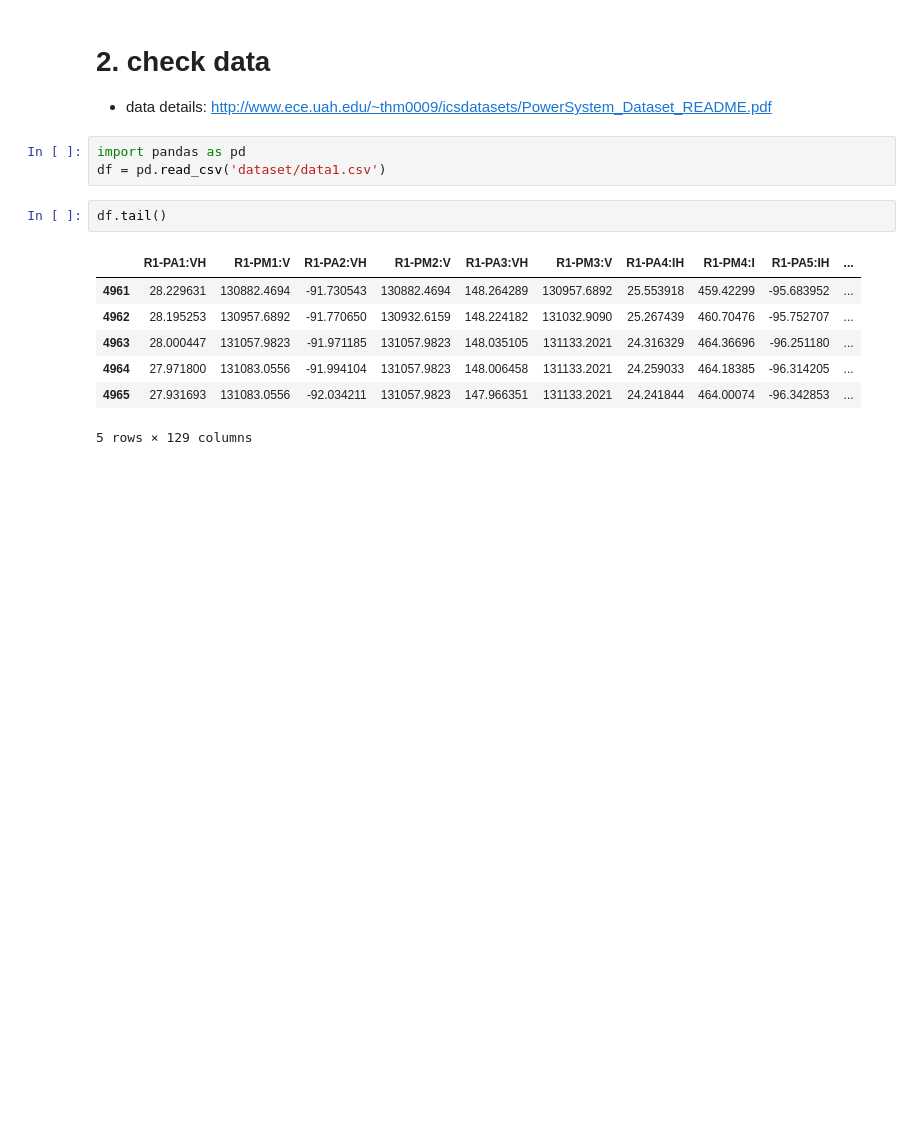
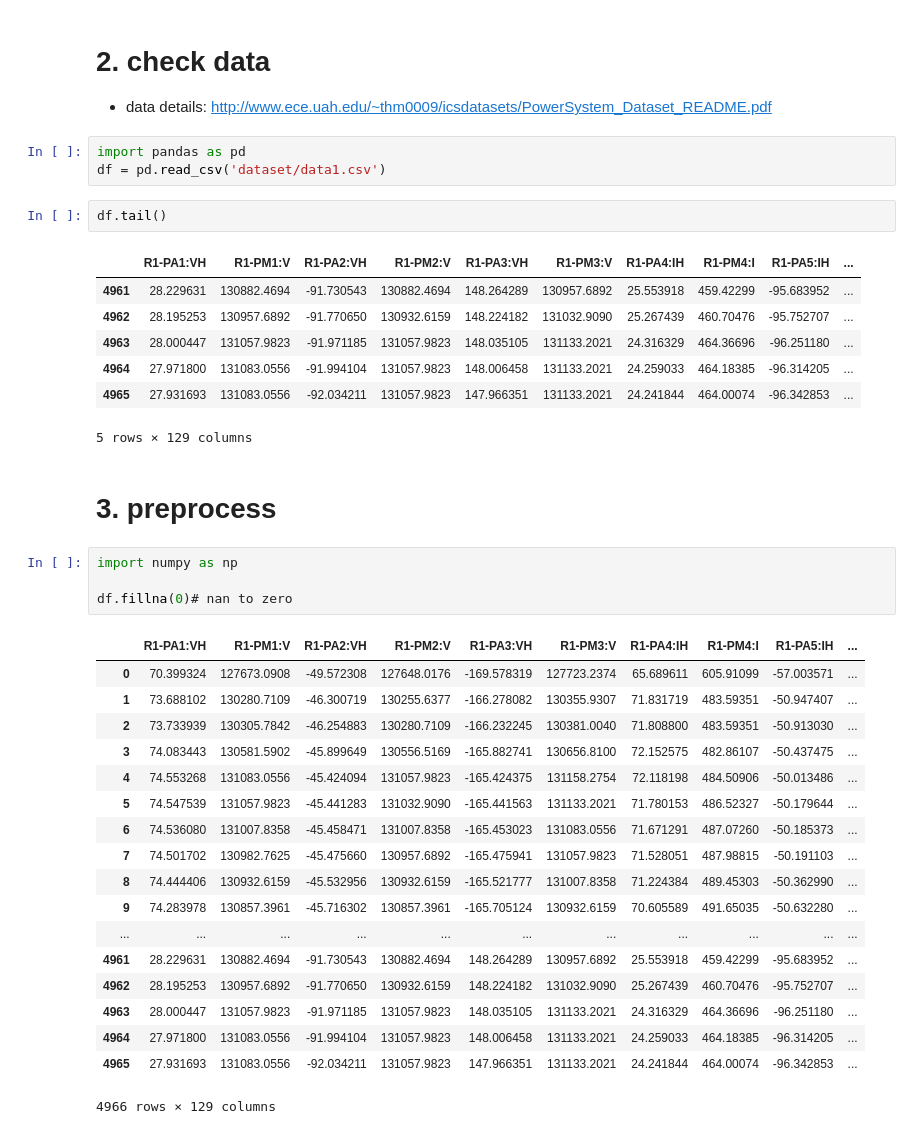
Before and after one commit to ybdesire/machinelearning, a Jupyter notebook: others/Industrial_Control_System_ICS_Cyber_Attack.ipynb, the cells around one changed output. Cells and saved outputs as stored; diff of their text form; blank space fills up the shorter version.

Commit message:
ICS data pre-process: nan to zero

```diff
--- a/others/Industrial_Control_System_ICS_Cyber_Attack.ipynb
+++ b/others/Industrial_Control_System_ICS_Cyber_Attack.ipynb
@@ -35,3 +35,28 @@ df.tail()
 | 4964 | 27.971800 | 131083.0556 | -91.994104 | 131057.9823 | 148.006458 | 131133.2021 | 24.259033 | 464.18385 | -96.314205 | ... |
 | 4965 | 27.931693 | 131083.0556 | -92.034211 | 131057.9823 | 147.966351 | 131133.2021 | 24.241844 | 464.00074 | -96.342853 | ... |
 5 rows × 129 columns
+# %% [markdown]
+# 3. preprocess
+# %%
+import numpy as np
+
+df.fillna(0)# nan to zero
+# %% [output]
+|  | R1-PA1:VH | R1-PM1:V | R1-PA2:VH | R1-PM2:V | R1-PA3:VH | R1-PM3:V | R1-PA4:IH | R1-PM4:I | R1-PA5:IH | ... |
+| 0 | 70.399324 | 127673.0908 | -49.572308 | 127648.0176 | -169.578319 | 127723.2374 | 65.689611 | 605.91099 | -57.003571 | ... |
+| 1 | 73.688102 | 130280.7109 | -46.300719 | 130255.6377 | -166.278082 | 130355.9307 | 71.831719 | 483.59351 | -50.947407 | ... |
+| 2 | 73.733939 | 130305.7842 | -46.254883 | 130280.7109 | -166.232245 | 130381.0040 | 71.808800 | 483.59351 | -50.913030 | ... |
+| 3 | 74.083443 | 130581.5902 | -45.899649 | 130556.5169 | -165.882741 | 130656.8100 | 72.152575 | 482.86107 | -50.437475 | ... |
+| 4 | 74.553268 | 131083.0556 | -45.424094 | 131057.9823 | -165.424375 | 131158.2754 | 72.118198 | 484.50906 | -50.013486 | ... |
+| 5 | 74.547539 | 131057.9823 | -45.441283 | 131032.9090 | -165.441563 | 131133.2021 | 71.780153 | 486.52327 | -50.179644 | ... |
+| 6 | 74.536080 | 131007.8358 | -45.458471 | 131007.8358 | -165.453023 | 131083.0556 | 71.671291 | 487.07260 | -50.185373 | ... |
+| 7 | 74.501702 | 130982.7625 | -45.475660 | 130957.6892 | -165.475941 | 131057.9823 | 71.528051 | 487.98815 | -50.191103 | ... |
+| 8 | 74.444406 | 130932.6159 | -45.532956 | 130932.6159 | -165.521777 | 131007.8358 | 71.224384 | 489.45303 | -50.362990 | ... |
+| 9 | 74.283978 | 130857.3961 | -45.716302 | 130857.3961 | -165.705124 | 130932.6159 | 70.605589 | 491.65035 | -50.632280 | ... |
+| ... | ... | ... | ... | ... | ... | ... | ... | ... | ... | ... |
+| 4961 | 28.229631 | 130882.4694 | -91.730543 | 130882.4694 | 148.264289 | 130957.6892 | 25.553918 | 459.42299 | -95.683952 | ... |
+| 4962 | 28.195253 | 130957.6892 | -91.770650 | 130932.6159 | 148.224182 | 131032.9090 | 25.267439 | 460.70476 | -95.752707 | ... |
+| 4963 | 28.000447 | 131057.9823 | -91.971185 | 131057.9823 | 148.035105 | 131133.2021 | 24.316329 | 464.36696 | -96.251180 | ... |
+| 4964 | 27.971800 | 131083.0556 | -91.994104 | 131057.9823 | 148.006458 | 131133.2021 | 24.259033 | 464.18385 | -96.314205 | ... |
+| 4965 | 27.931693 | 131083.0556 | -92.034211 | 131057.9823 | 147.966351 | 131133.2021 | 24.241844 | 464.00074 | -96.342853 | ... |
+4966 rows × 129 columns
```
